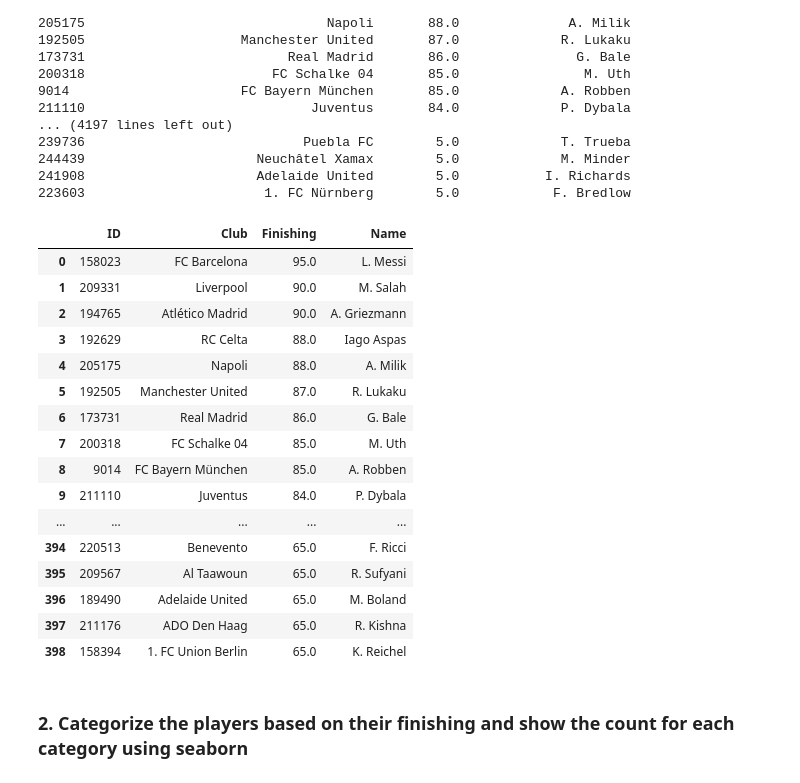
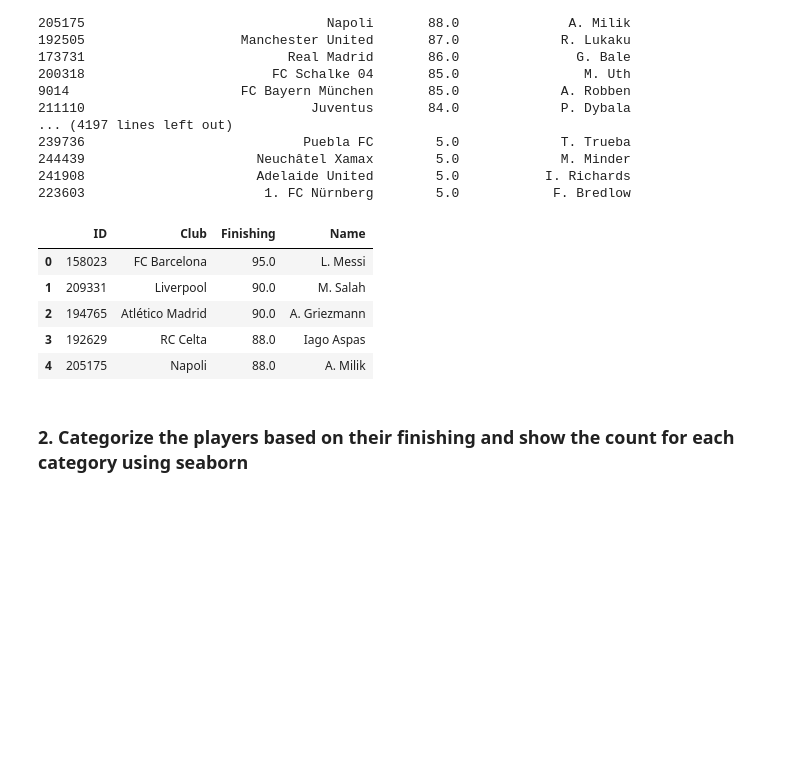
Before and after one commit to KishorSubbarayalu/Python_DataAnalytics, a Jupyter notebook: Fifa19Players.ipynb, the cells around one changed output. Saved outputs shown, nothing was run; the diff lists cells and outputs as text; code cells hidden in the pictures; blank space fills up the shorter version.

```diff
--- a/Fifa19Players.ipynb
+++ b/Fifa19Players.ipynb
@@ -171,25 +160,14 @@ Best_finishers.drop(labels = ['Club_y'], axis = 1, inplace = True)
 # %%
 Best_finishers.rename(columns = {'Club_x':'Club'}, inplace = True)
 # %%
-Best_finishers # Best Finishers of left foot players in 2019
+Best_finishers.head() # Best Finishers of left foot players in 2019
 # %% [output]
 |  | ID | Club | Finishing | Name |
 | 0 | 158023 | FC Barcelona | 95.0 | L. Messi |
 | 1 | 209331 | Liverpool | 90.0 | M. Salah |
 | 2 | 194765 | Atlético Madrid | 90.0 | A. Griezmann |
 | 3 | 192629 | RC Celta | 88.0 | Iago Aspas |
 | 4 | 205175 | Napoli | 88.0 | A. Milik |
-| 5 | 192505 | Manchester United | 87.0 | R. Lukaku |
-| 6 | 173731 | Real Madrid | 86.0 | G. Bale |
-| 7 | 200318 | FC Schalke 04 | 85.0 | M. Uth |
-| 8 | 9014 | FC Bayern München | 85.0 | A. Robben |
-| 9 | 211110 | Juventus | 84.0 | P. Dybala |
-| ... | ... | ... | ... | ... |
-| 394 | 220513 | Benevento | 65.0 | F. Ricci |
-| 395 | 209567 | Al Taawoun | 65.0 | R. Sufyani |
-| 396 | 189490 | Adelaide United | 65.0 | M. Boland |
-| 397 | 211176 | ADO Den Haag | 65.0 | R. Kishna |
-| 398 | 158394 | 1. FC Union Berlin | 65.0 | K. Reichel |
 # %% [markdown]
 ### 2. Categorize the players based on their finishing and show the count for each category using seaborn
 # %%
```
Also changed, not shown: parts of 23 cells of this notebook, 2 other files.
